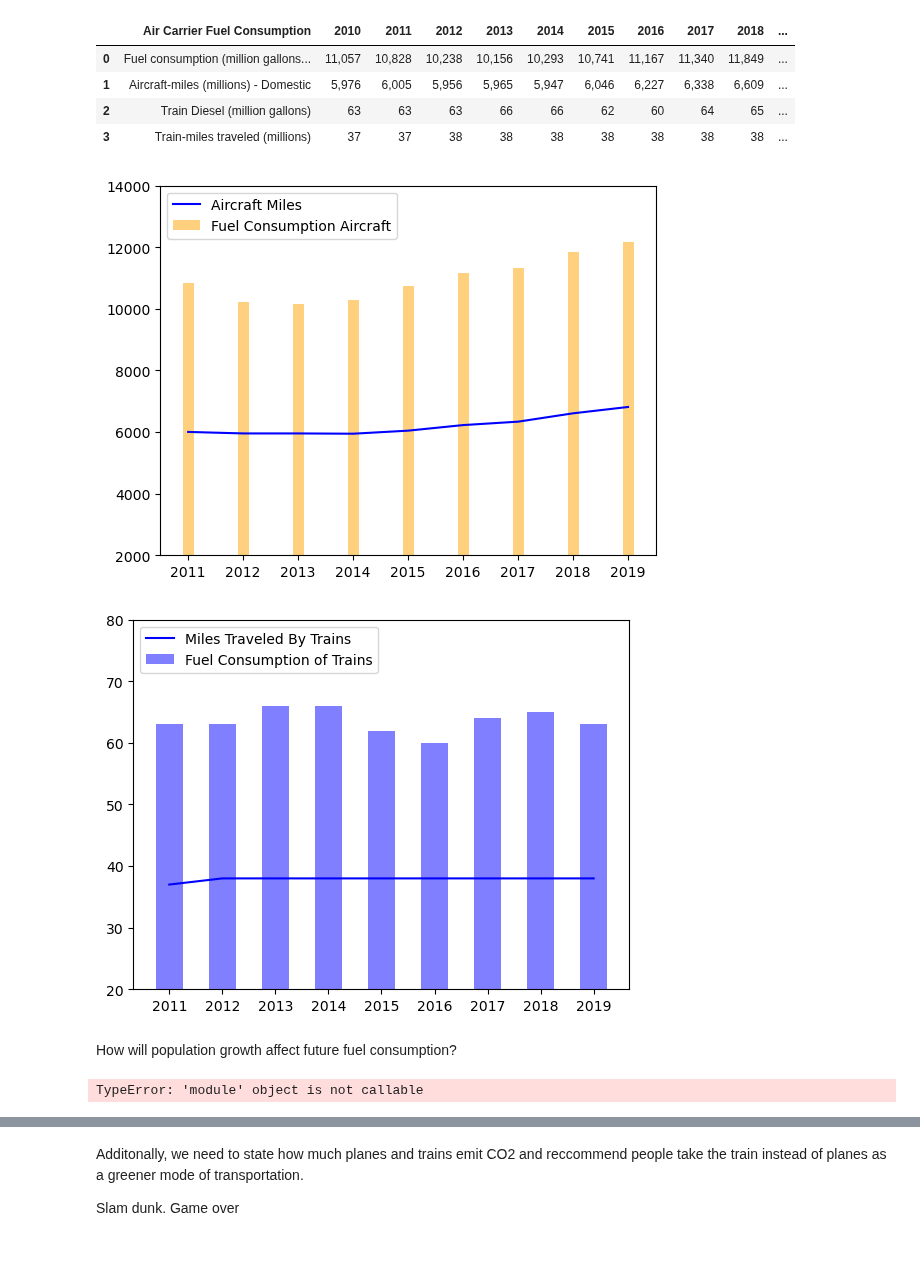
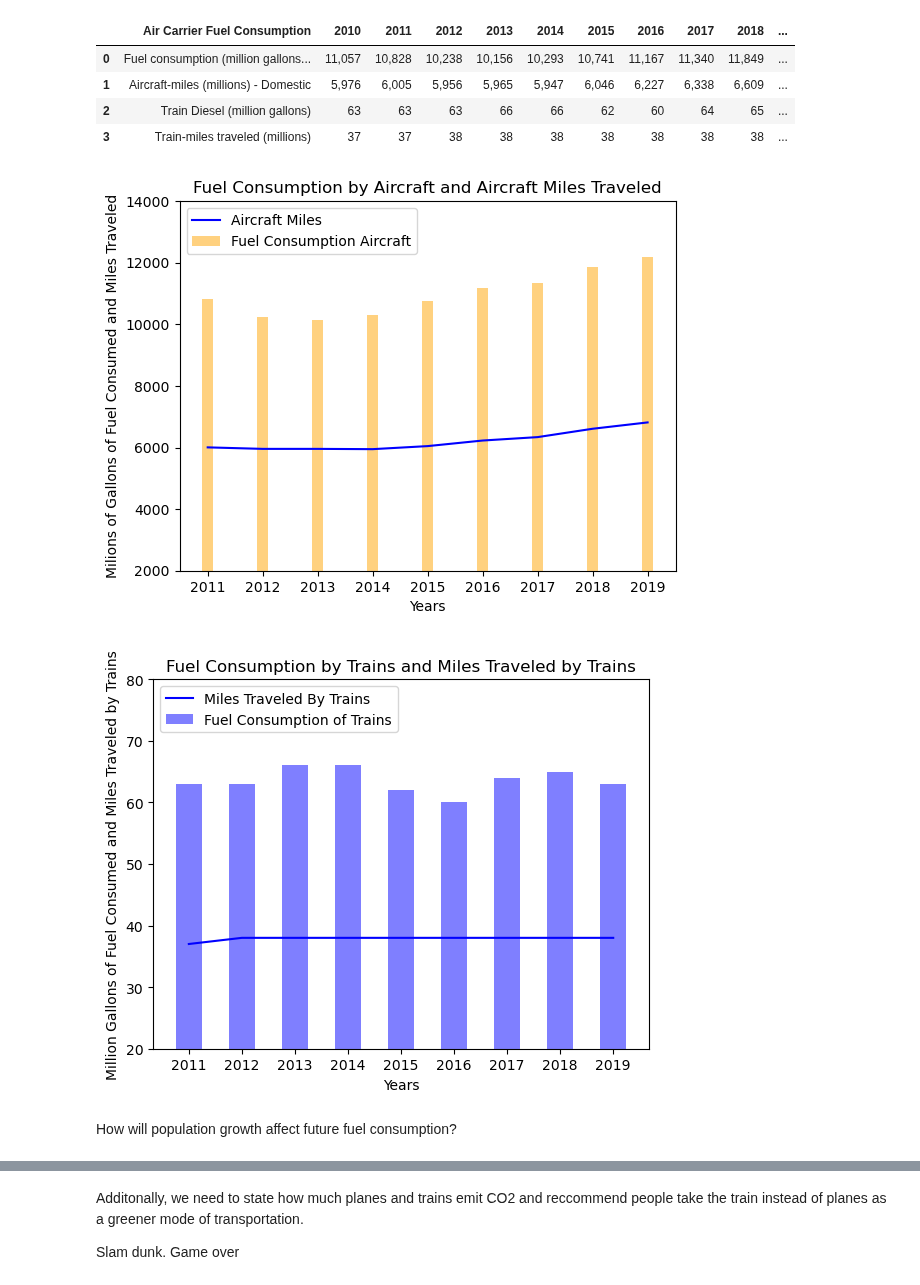
Before and after one commit to bennettnorth/Group-5-Project-1, a Jupyter notebook: Project File.ipynb, the cells around one changed output, grey strips where cells are left out. Saved outputs shown, nothing was run; the diff lists cells and outputs as text; code cells hidden in the pictures; blank space fills up the shorter version.

```diff
--- a/Project File.ipynb
+++ b/Project File.ipynb
@@ -427,31 +424,34 @@ combined_fuel_emissions_df
 # %%
 #Jhazmine
 # creating the dataset
 x_label = ['2011', '2012', '2013', '2014', '2015', '2016', '2017', '2018', '2019']
 fuel_con_aircraft = [10828,10238,10156,10293,10741,11167,11340,11849,12184]
 aircraft_miles = [6005, 5956,5956,5947, 6046, 6227, 6338,6609,6815]
 #'2010', 11057, 5976,
 #'2020',7233, ,4214
 fuel_consumption_miles_traveled = pd.DataFrame(
   {
     'Fuel Consumption by Aircraft': fuel_con_aircraft,
     'Aircraft Miles Traveled': aircraft_miles,
 
   },
   index=x_label
 )
 x = x_label
 y1 = aircraft_miles
 y2 = fuel_con_aircraft
 
 
 plt.plot(x, y1, "-b", label="Aircraft Miles")
 plt.bar(x, y2, width=0.2, alpha=0.5, color='orange', label="Fuel Consumption Aircraft" )
 plt.legend(loc="upper left")
+plt.title("Fuel Consumption by Aircraft and Aircraft Miles Traveled")
+plt.xlabel("Years")
+plt.ylabel("Milions of Gallons of Fuel Consumed and Miles Traveled")
 plt.ylim(2000,14000)
 plt.show()
 # %% [output]
-[figure, old version]
+[figure, new version]
 # %%
 #Jhazmine
 # creating the dataset
@@ -473,30 +473,12 @@ y2= fuel_con_trains
 plt.plot(x, y1, "-b", label= "Miles Traveled By Trains")
 plt.bar(x, y2, width=.50 ,alpha=0.5, color= 'blue', label="Fuel Consumption of Trains")
 plt.legend(loc="upper left")
+plt.title("Fuel Consumption by Trains and Miles Traveled by Trains")
+plt.xlabel("Years")
+plt.ylabel("Million Gallons of Fuel Consumed and Miles Traveled by Trains")
 plt.ylim(20,80)
 plt.show()
 # %% [output]
-[figure, old version]
+[figure, new version]
 # %% [markdown]
 How will population growth affect future fuel consumption?
-# %%
-#plot population growth on the Y and year on the X
-#Eqation (CO2 = Σ - Mf * FCFf)
-lin_reg_csv = "Resources/Linear_regression_data.csv"
-lin_reg_df = pd.read_csv(lin_reg_csv)
-
-lin_reg_df
-
-x_values = lin_reg_df['Fuel consumption (kg/carbon)']
-y_values = hist_pop_df['Total Area Population']
-(slope, intercept, rvalue, pvalue, stderr) = linregress(x_values, y_values)
-regress_values = x_values * slope + intercept
-line_eq = "y = " + str(round(slope,2)) + "x + " + str(round(intercept,2))
-plt.scatter(x_values,y_values)
-plt.xlabel('Carbon Emissions (KG)')
-plt.ylabel('Austin Population - Millions')
-plt.show()
-
-#linear regression providing a response to the question above
-# %% [output]
-TypeError: 'module' object is not callable
```
Also changed, not shown: parts of 3 cells of this notebook, 1 other file.
